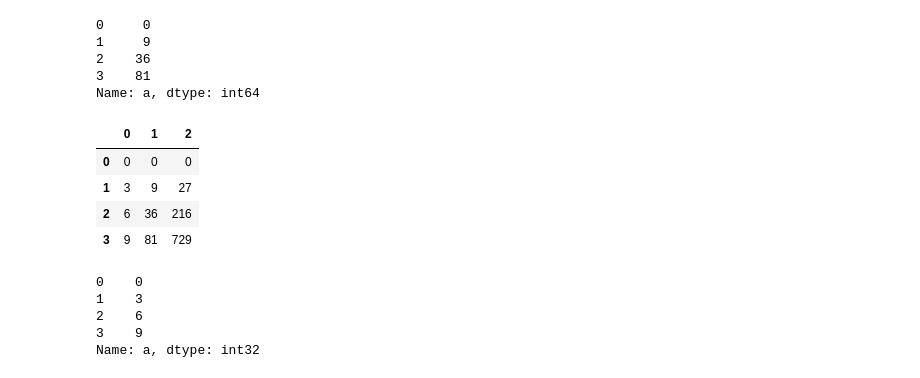
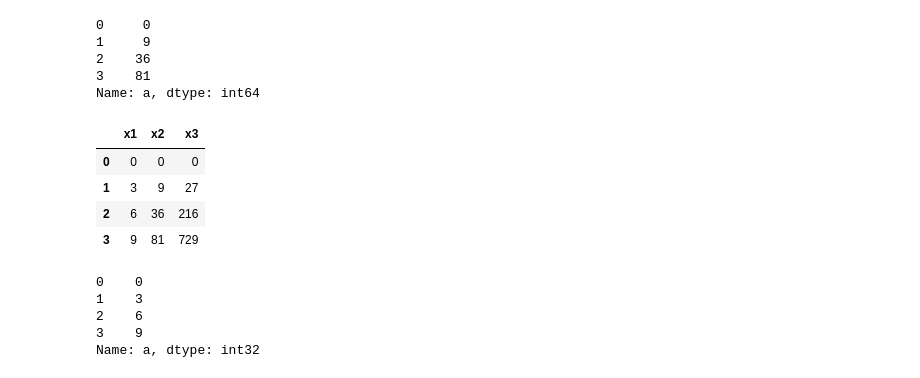
Before and after one commit to gubosd/lecture14, a Jupyter notebook: 데이터분석/04_pandas_01_기초.ipynb, the cells around one changed output. Cells and saved outputs as stored; diff of their text form; code cells hidden in the pictures.

```diff
--- a/데이터분석/04_pandas_01_기초.ipynb
+++ b/데이터분석/04_pandas_01_기초.ipynb
@@ -961,9 +986,9 @@ d.a.apply(lambda x: x**2)
 3    81
 Name: a, dtype: int64
 # %%
-d.a.apply(lambda x: pd.Series([x,x**2,x**3]))
+d.a.apply(lambda x: pd.Series([x,x**2,x**3], index=['x1','x2','x3']))
 # %% [output]
-|  | 0 | 1 | 2 |
+|  | x1 | x2 | x3 |
 | 0 | 0 | 0 | 0 |
 | 1 | 3 | 9 | 27 |
 | 2 | 6 | 36 | 216 |
```
Also changed, not shown: parts of 91 cells of this notebook, 3 other files.
